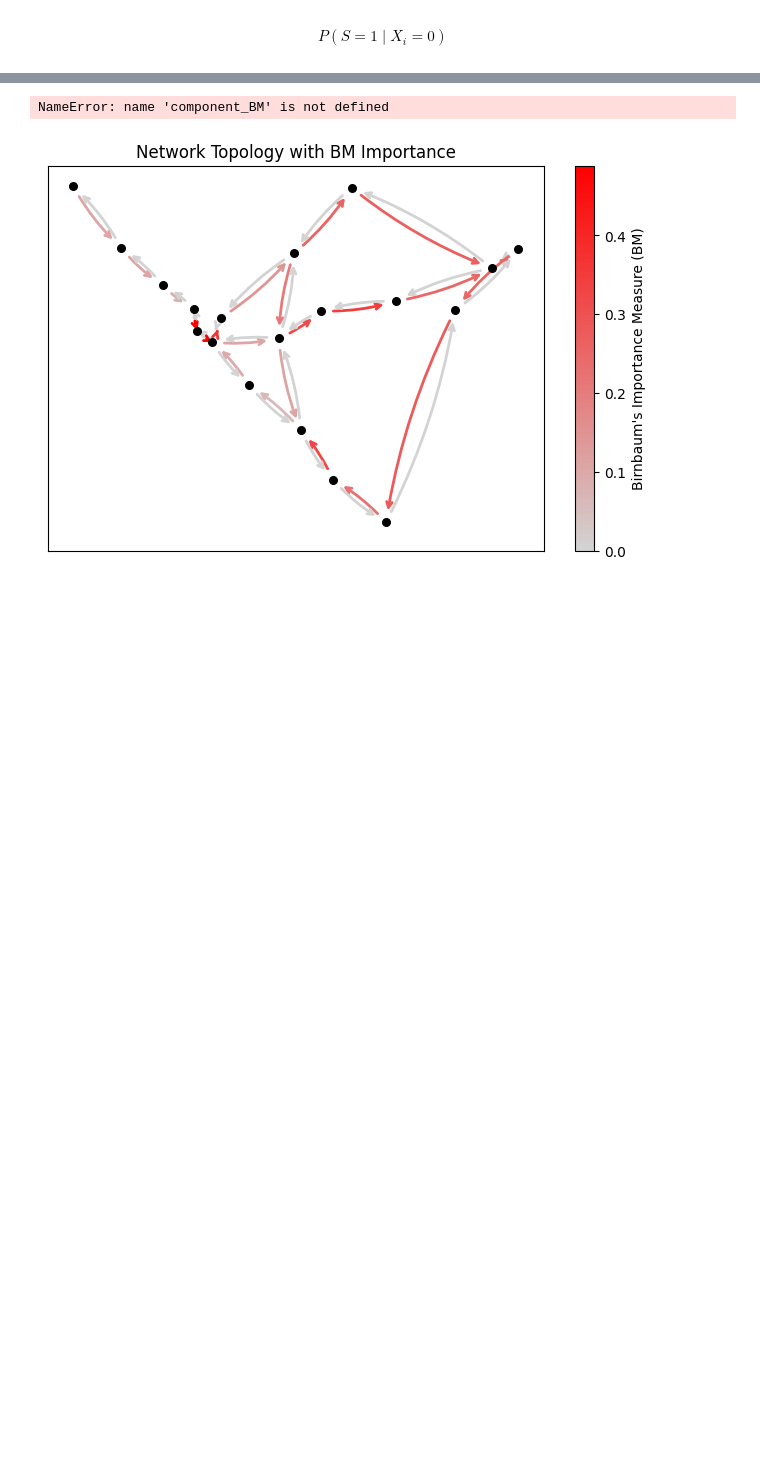
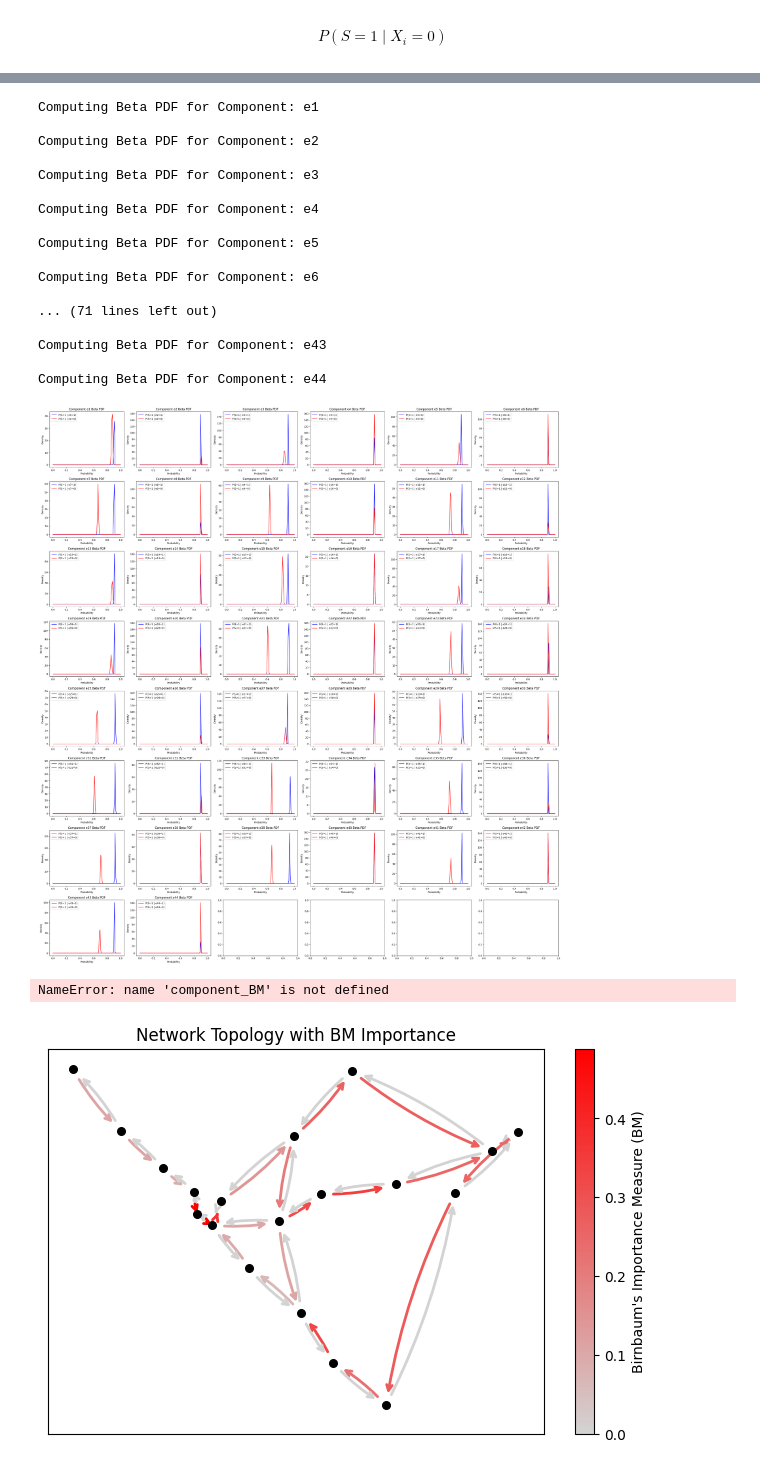
Before and after one commit to mjkang920/network_reliability, a Jupyter notebook: 2025-02-18-Scotland_brc+sampling.ipynb, the cells around one changed output, grey strips where cells are left out. Drawn from its saved outputs; the diff is of its cells as text; code cells hidden in the pictures; blank space fills up the shorter version.

```diff
--- a/2025-02-18-Scotland_brc+sampling.ipynb
+++ b/2025-02-18-Scotland_brc+sampling.ipynb
@@ -943,3 +1080,70 @@ nsamp: 1000, P(S=1): 8.5452e-03, COV: 1.0820e-02
+# %%
+import numpy as np
+import matplotlib.pyplot as plt
+from scipy.stats import beta
+
+# Define the range of x values for Beta PDF
+x_values = np.linspace(0, 1, 100)
+
+# Number of components
+num_components = len(probs_cpm.keys())
+
+# Automatically determine grid size (rows and columns)
+ncols = min(6, num_components)  # Max 4 columns
+nrows = (num_components + ncols - 1) // ncols  # Compute rows dynamically
+
+# Create subplots
+fig, axes = plt.subplots(nrows, ncols, figsize=(5 * ncols, 4 * nrows))
+axes = np.array(axes).flatten()  # Flatten in case of single-row structure
+
+for ax, X_n in zip(axes, probs_cpm.keys()):
+    print(f"\nComputing Beta PDF for Component: {X_n}")
+
+    # Extract precomputed Beta parameters from final_results
+    alpha1 = final_results_1[X_n]['Alpha']
+    beta1 = final_results_1[X_n]['Beta']
+
+    # Extract precomputed Beta parameters from final_results_0
+    alpha2 = final_results_0[X_n]['Alpha']
+    beta2 = final_results_0[X_n]['Beta']
+
+    # Compute Beta PDFs
+    beta_pdf_1 = beta.pdf(x_values, alpha1, beta1)
+    beta_pdf_2 = beta.pdf(x_values, alpha2, beta2)
+
+    # Plot Beta PDF for P(S=1 | X_i=1)
+    ax.plot(x_values, beta_pdf_1, label=f"P(S=1 | {X_n}=1)", color='blue')
+
+    # Plot Beta PDF for P(S=1 | X_i=0)
+    ax.plot(x_values, beta_pdf_2, label=f"P(S=1 | {X_n}=0)", color='red')
+
+    ax.set_title(f"Component {X_n} Beta PDF")
+    ax.set_xlabel("Probability")
+    ax.set_ylabel("Density")
+    ax.legend()
+
+# Adjust layout to prevent overlapping
+plt.tight_layout()
+plt.show()
+# %% [output]
+Computing Beta PDF for Component: e1
+
+Computing Beta PDF for Component: e2
+
+Computing Beta PDF for Component: e3
+
+Computing Beta PDF for Component: e4
+
+Computing Beta PDF for Component: e5
+
+Computing Beta PDF for Component: e6
+
+... (71 lines left out)
+
+Computing Beta PDF for Component: e43
+
+Computing Beta PDF for Component: e44
+[figure, added]
 # %%
 # Function to extract numbers from component names for proper sorting
 def extract_number(component_name):
```
Also changed, not shown: parts of 7 cells of this notebook, 1 other file.
